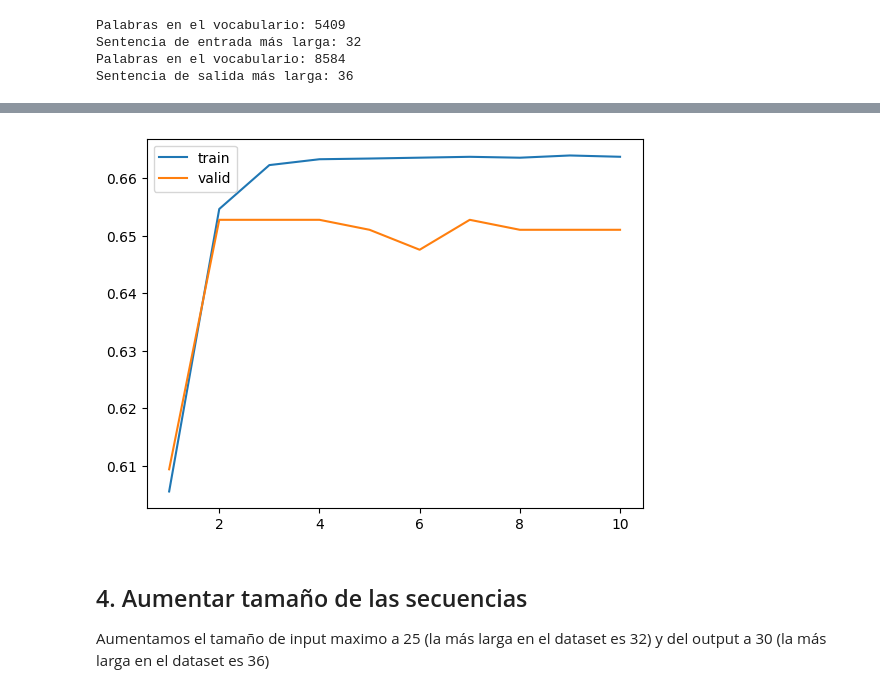
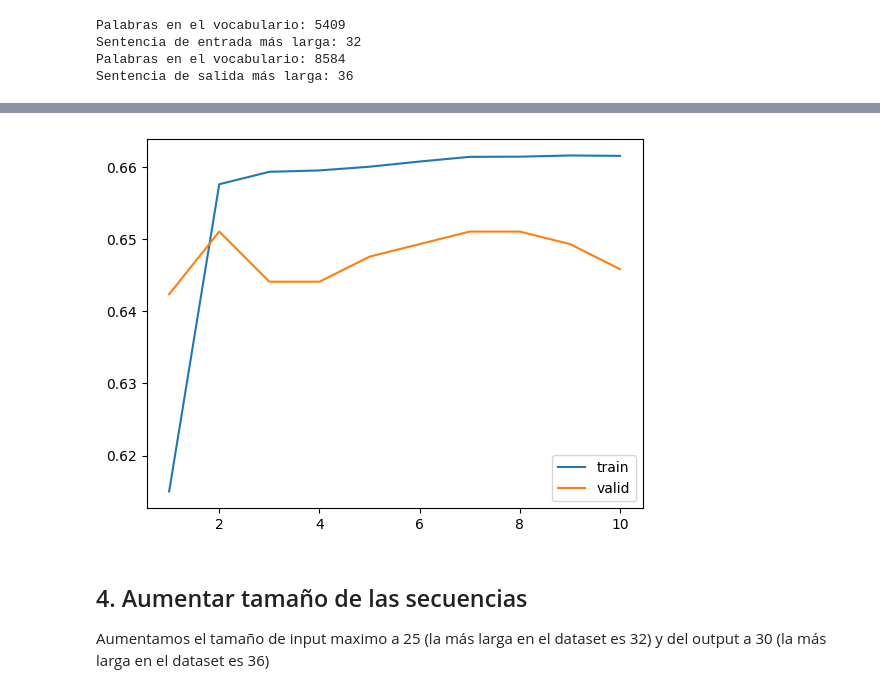
Before and after one commit to Agustinlopezf/CEIA-ProcesamientoLenguajeNaturalI, a Jupyter notebook: Desafio_4/Desafio_4.ipynb, the cells around one changed output, grey strips where cells are left out. Drawn from its saved outputs; the diff is of its cells as text; code cells hidden in the pictures.

```diff
--- a/Desafio_4/Desafio_4.ipynb
+++ b/Desafio_4/Desafio_4.ipynb
@@ -843,7 +1019,7 @@ Epoch: 10/10 - Train loss 149.826 - Train accuracy 0.664 - Valid Loss 150.052 -
 # %%
-graficar_accuracy(history_2)
+graficar_accuracy(history2)
 # %% [output]
-[figure, old version]
+[figure, new version]
 # %% [markdown]
 ## 4. Aumentar tamaño de las secuencias
 Aumentamos el tamaño de input maximo a 25 (la más larga en el dataset es 32) y del output a 30 (la más larga en el dataset es 36)
```
Also changed, not shown: parts of 9 cells of this notebook, 27 other files.
